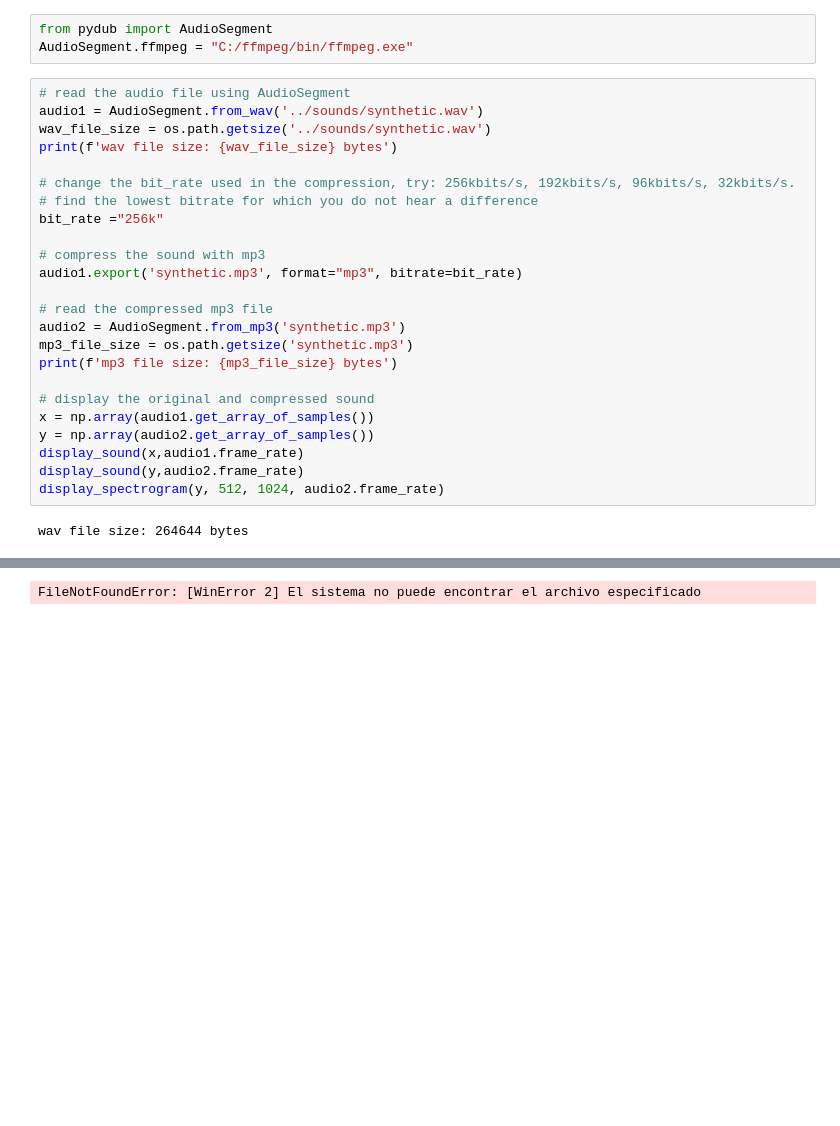
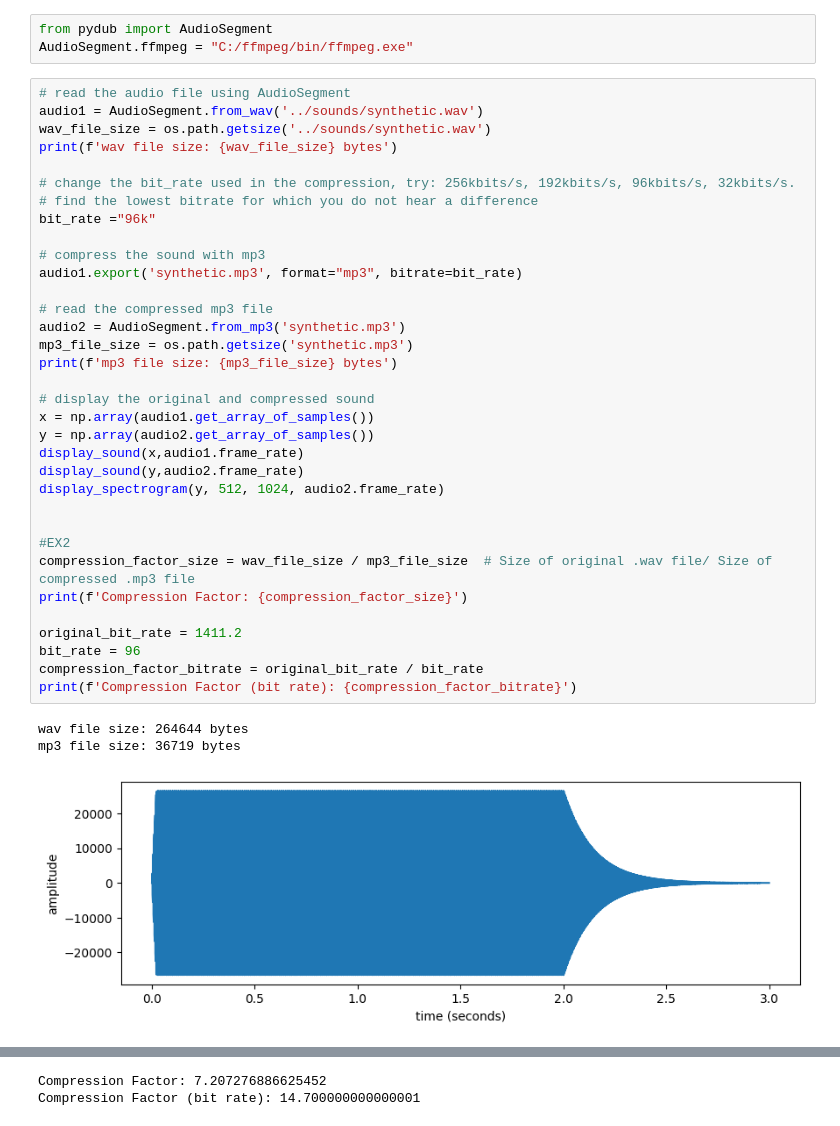
Before and after one commit to GeorginaHostench/audio-coding-materials, a Jupyter notebook: labs/Lab1-Sampling-and-coding-basics.ipynb, the cells around one changed output, grey strips where cells are left out. Drawn from its saved outputs; the diff is of its cells as text; blank space fills up the shorter version.

```diff
--- a/labs/Lab1-Sampling-and-coding-basics.ipynb
+++ b/labs/Lab1-Sampling-and-coding-basics.ipynb
@@ -241,26 +241,38 @@ AudioSegment.ffmpeg = "C:/ffmpeg/bin/ffmpeg.exe"
 # %%
 # read the audio file using AudioSegment
 audio1 = AudioSegment.from_wav('../sounds/synthetic.wav')
 wav_file_size = os.path.getsize('../sounds/synthetic.wav')
 print(f'wav file size: {wav_file_size} bytes')
 
 # change the bit_rate used in the compression, try: 256kbits/s, 192kbits/s, 96kbits/s, 32kbits/s.
 # find the lowest bitrate for which you do not hear a difference
-bit_rate ="256k"
+bit_rate ="96k"
 
 # compress the sound with mp3
 audio1.export('synthetic.mp3', format="mp3", bitrate=bit_rate)
 
 # read the compressed mp3 file
 audio2 = AudioSegment.from_mp3('synthetic.mp3')
 mp3_file_size = os.path.getsize('synthetic.mp3')
 print(f'mp3 file size: {mp3_file_size} bytes')
 
 # display the original and compressed sound
 x = np.array(audio1.get_array_of_samples())
 y = np.array(audio2.get_array_of_samples())
 display_sound(x,audio1.frame_rate)
 display_sound(y,audio2.frame_rate)
 display_spectrogram(y, 512, 1024, audio2.frame_rate)
+
+
+#EX2
+compression_factor_size = wav_file_size / mp3_file_size  # Size of original .wav file/ Size of compressed .mp3 file
+print(f'Compression Factor: {compression_factor_size}')
+
+original_bit_rate = 1411.2
+bit_rate = 96
+compression_factor_bitrate = original_bit_rate / bit_rate
+print(f'Compression Factor (bit rate): {compression_factor_bitrate}')
 # %% [output]
 wav file size: 264644 bytes
+mp3 file size: 36719 bytes
+[figure, added]
@@ -267,4 +283,5 @@ wav file size: 264644 bytes
-FileNotFoundError: [WinError 2] El sistema no puede encontrar el archivo especificado
+Compression Factor: 7.207276886625452
+Compression Factor (bit rate): 14.700000000000001
 # %% [markdown]
 **Questions: (answer in this cell)**
 
```
Also changed, not shown: parts of 2 cells of this notebook.
